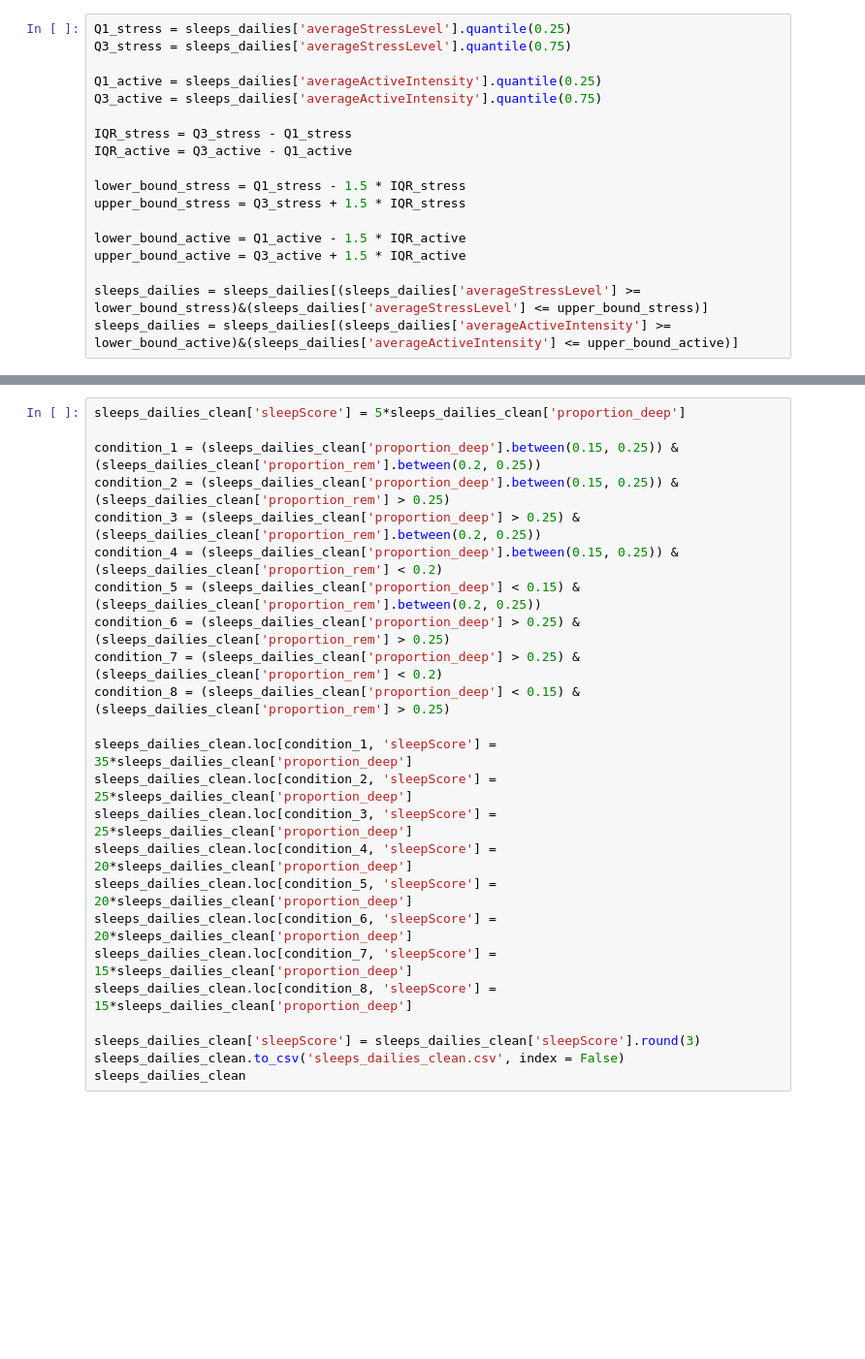
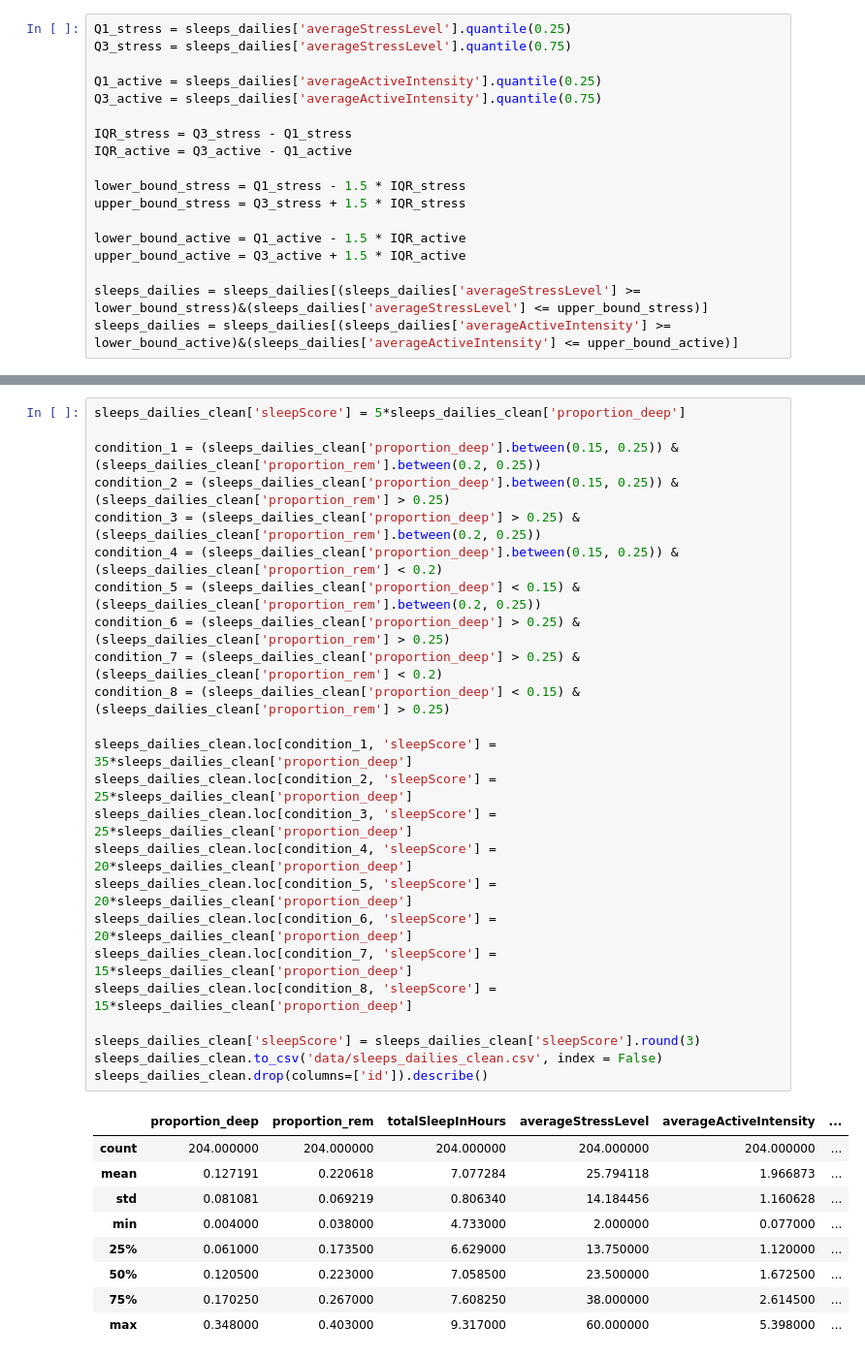
Before and after one commit to chlu03/garmin-sleep-stress-analysis, a Jupyter notebook: 01_preprocessing.ipynb, the cells around one changed output, grey strips where cells are left out. Shown at 97% size. Saved outputs shown, nothing was run; the diff lists cells and outputs as text; blank space fills up the shorter version.

```diff
--- a/01_preprocessing.ipynb
+++ b/01_preprocessing.ipynb
@@ -184,27 +177,37 @@ plt.show()
 # %%
 sleeps_dailies_clean['sleepScore'] = 5*sleeps_dailies_clean['proportion_deep']
 
 condition_1 = (sleeps_dailies_clean['proportion_deep'].between(0.15, 0.25)) & (sleeps_dailies_clean['proportion_rem'].between(0.2, 0.25))
 condition_2 = (sleeps_dailies_clean['proportion_deep'].between(0.15, 0.25)) & (sleeps_dailies_clean['proportion_rem'] > 0.25)
 condition_3 = (sleeps_dailies_clean['proportion_deep'] > 0.25) & (sleeps_dailies_clean['proportion_rem'].between(0.2, 0.25))
 condition_4 = (sleeps_dailies_clean['proportion_deep'].between(0.15, 0.25)) & (sleeps_dailies_clean['proportion_rem'] < 0.2)
 condition_5 = (sleeps_dailies_clean['proportion_deep'] < 0.15) & (sleeps_dailies_clean['proportion_rem'].between(0.2, 0.25))
 condition_6 = (sleeps_dailies_clean['proportion_deep'] > 0.25) & (sleeps_dailies_clean['proportion_rem'] > 0.25)
 condition_7 = (sleeps_dailies_clean['proportion_deep'] > 0.25) & (sleeps_dailies_clean['proportion_rem'] < 0.2)
 condition_8 = (sleeps_dailies_clean['proportion_deep'] < 0.15) & (sleeps_dailies_clean['proportion_rem'] > 0.25)
 
 sleeps_dailies_clean.loc[condition_1, 'sleepScore'] = 35*sleeps_dailies_clean['proportion_deep']
 sleeps_dailies_clean.loc[condition_2, 'sleepScore'] = 25*sleeps_dailies_clean['proportion_deep']
 sleeps_dailies_clean.loc[condition_3, 'sleepScore'] = 25*sleeps_dailies_clean['proportion_deep']
 sleeps_dailies_clean.loc[condition_4, 'sleepScore'] = 20*sleeps_dailies_clean['proportion_deep']
 sleeps_dailies_clean.loc[condition_5, 'sleepScore'] = 20*sleeps_dailies_clean['proportion_deep']
 sleeps_dailies_clean.loc[condition_6, 'sleepScore'] = 20*sleeps_dailies_clean['proportion_deep']
 sleeps_dailies_clean.loc[condition_7, 'sleepScore'] = 15*sleeps_dailies_clean['proportion_deep']
 sleeps_dailies_clean.loc[condition_8, 'sleepScore'] = 15*sleeps_dailies_clean['proportion_deep']
 
 sleeps_dailies_clean['sleepScore'] = sleeps_dailies_clean['sleepScore'].round(3)
-sleeps_dailies_clean.to_csv('sleeps_dailies_clean.csv', index = False)
-sleeps_dailies_clean
+sleeps_dailies_clean.to_csv('data/sleeps_dailies_clean.csv', index = False)
+sleeps_dailies_clean.drop(columns=['id']).describe()
+# %% [output]
+|  | proportion_deep | proportion_rem | totalSleepInHours | averageStressLevel | averageActiveIntensity | ... |
+| count | 204.000000 | 204.000000 | 204.000000 | 204.000000 | 204.000000 | ... |
+| mean | 0.127191 | 0.220618 | 7.077284 | 25.794118 | 1.966873 | ... |
+| std | 0.081081 | 0.069219 | 0.806340 | 14.184456 | 1.160628 | ... |
+| min | 0.004000 | 0.038000 | 4.733000 | 2.000000 | 0.077000 | ... |
+| 25% | 0.061000 | 0.173500 | 6.629000 | 13.750000 | 1.120000 | ... |
+| 50% | 0.120500 | 0.223000 | 7.058500 | 23.500000 | 1.672500 | ... |
+| 75% | 0.170250 | 0.267000 | 7.608250 | 38.000000 | 2.614500 | ... |
+| max | 0.348000 | 0.403000 | 9.317000 | 60.000000 | 5.398000 | ... |
 # %%
 import seaborn as sns
 import pandas as pd
```
Also changed, not shown: parts of 9 cells of this notebook.
